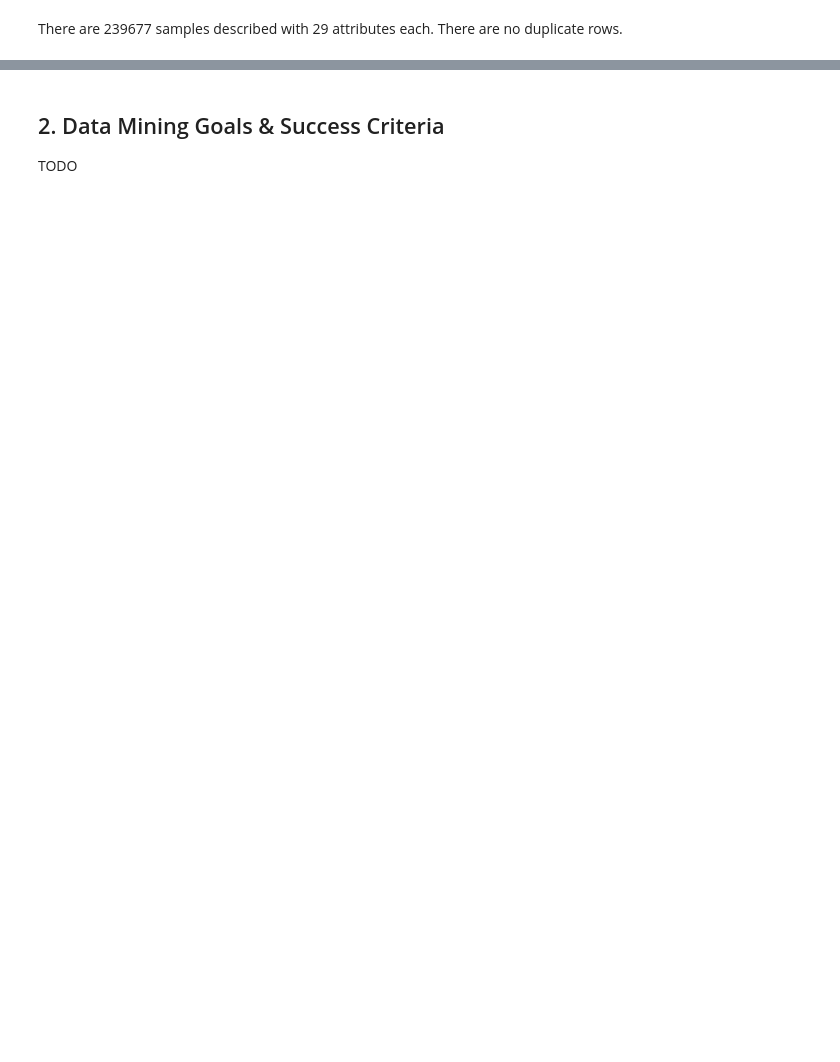
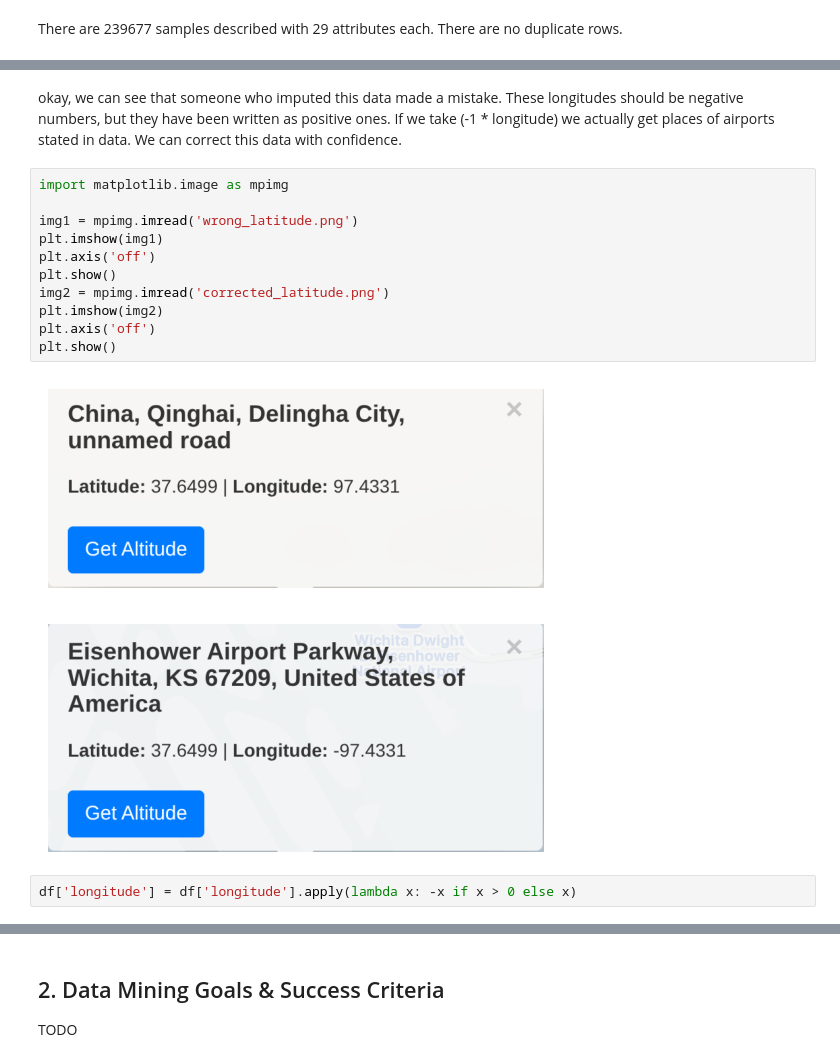
Before and after one commit to Neukz/gun-violence-analysis, a Jupyter notebook: 01_problem_and_data_understanding.ipynb, the cells around one changed output, grey strips where cells are left out. Cells and saved outputs as stored; diff of their text form; blank space fills up the shorter version.

```diff
--- a/01_problem_and_data_understanding.ipynb
+++ b/01_problem_and_data_understanding.ipynb
@@ -53,0 +106,18 @@ TODO
+# %% [markdown]
+okay, we can see that someone who imputed this data made a mistake. These longitudes should be negative numbers, but they have been written as positive ones. If we take (-1 * longitude) we actually get places of airports stated in data. We can correct this data with confidence.
+# %%
+import matplotlib.image as mpimg
+
+img1 = mpimg.imread('wrong_latitude.png')
+plt.imshow(img1)
+plt.axis('off')
+plt.show()
+img2 = mpimg.imread('corrected_latitude.png')
+plt.imshow(img2)
+plt.axis('off')
+plt.show()
+# %% [output]
+[figure, added]
+[figure, added]
+# %%
+df['longitude'] = df['longitude'].apply(lambda x: -x if x > 0 else x)
```
Also changed, not shown: parts of 15 cells of this notebook, 4 other files.
